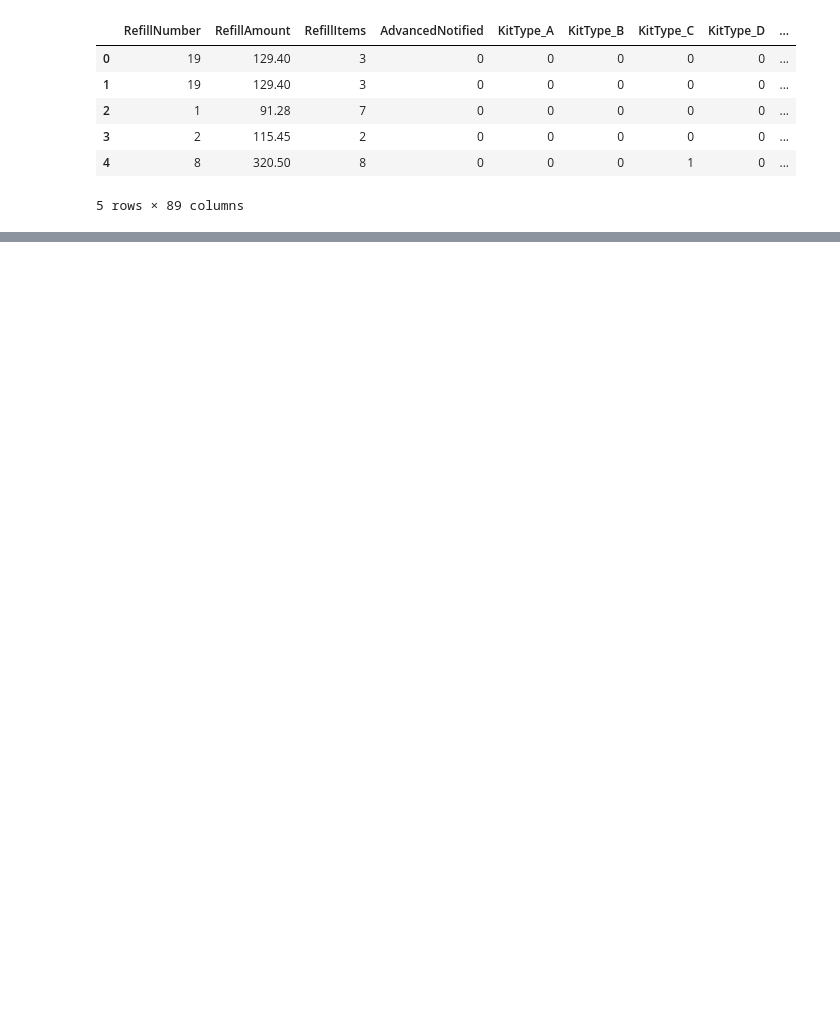
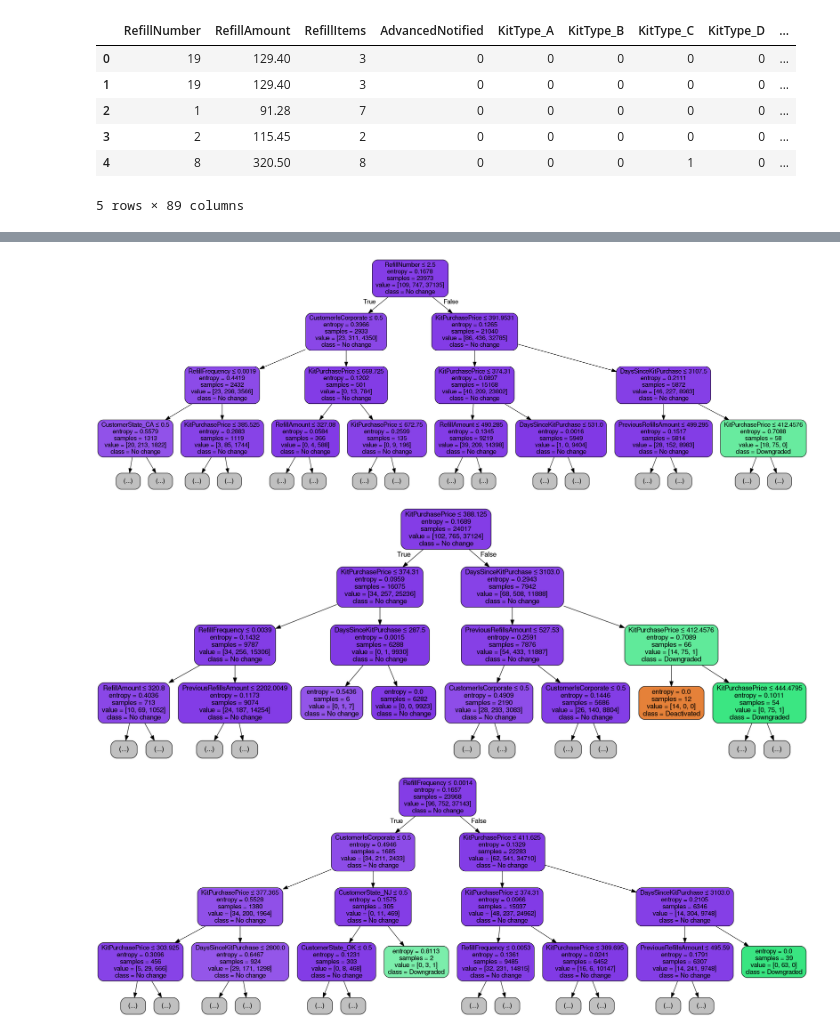
Before and after one commit to sjawhar/udacity-mlnd-capstone, a Jupyter notebook: kit_churn.ipynb, the cells around one changed output, grey strips where cells are left out. Drawn from its saved outputs; the diff is of its cells as text; code cells hidden in the pictures; blank space fills up the shorter version.

```diff
--- a/kit_churn.ipynb
+++ b/kit_churn.ipynb
@@ -359,0 +390,24 @@ relevance[relevance <> 0].dropna(axis=1).transpose().sort_values('importance', a
+# %%
+from sklearn.externals.six import StringIO
+from IPython.display import Image
+from sklearn.tree import export_graphviz
+from pydot import graph_from_dot_data
+
+for dt in clf.estimators_[:3]:
+    dot_data = StringIO()
+    export_graphviz(
+        dt,
+        out_file=dot_data,
+        feature_names=X_all.columns,
+        class_names=clf.classes_,
+        max_depth=3,
+        filled=True,
+        rounded=True,
+        special_characters=True
+    )
+    graph = graph_from_dot_data(dot_data.getvalue())
+    display(Image(graph.create_png()))
+# %% [output]
+[figure, added]
+[figure, added]
+[figure, added]
```
Also changed, not shown: parts of 29 cells of this notebook.
